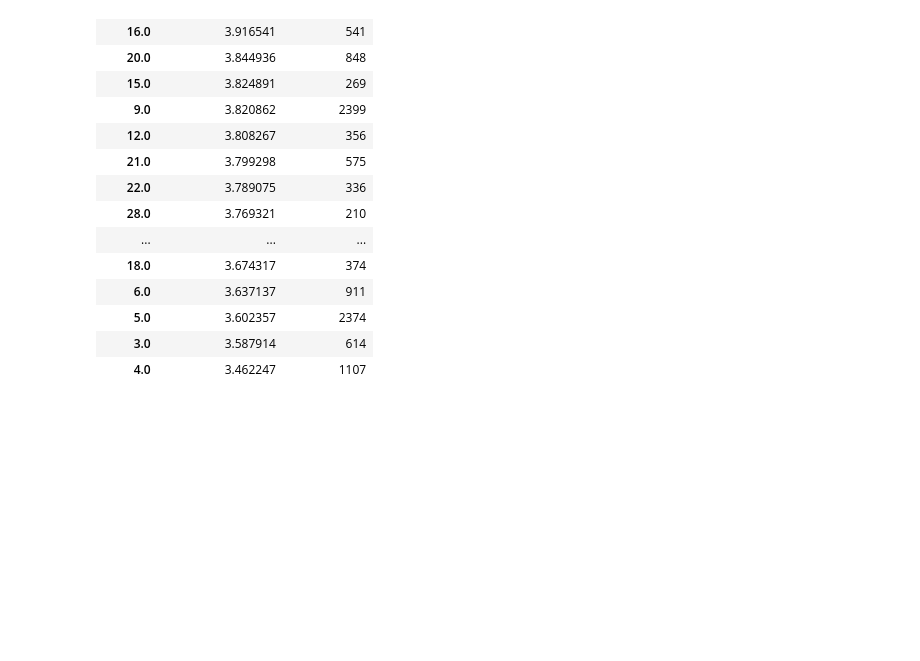
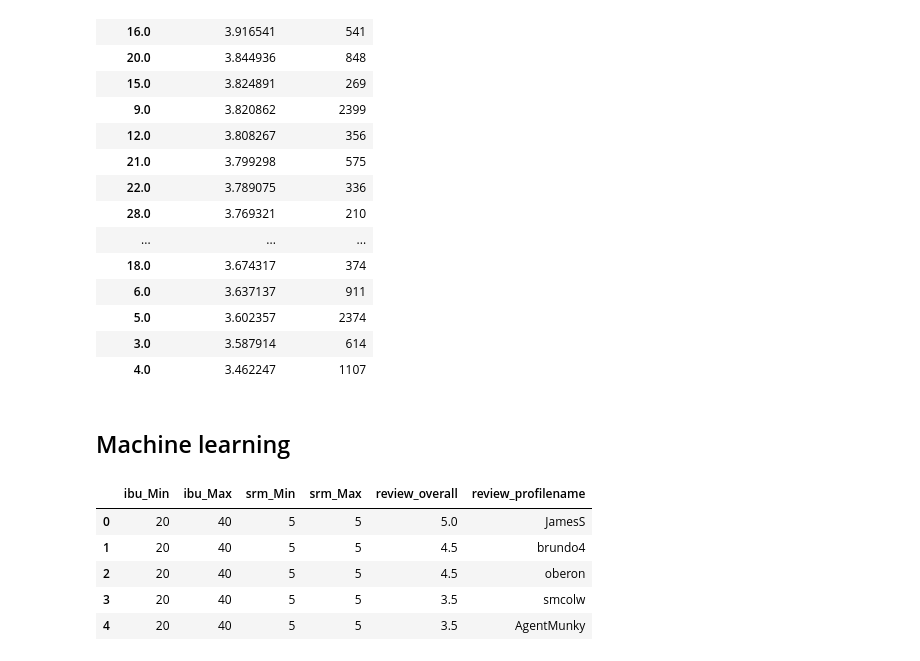
Before and after one commit to jakefeldy1/ETL, a Jupyter notebook: beer_data_anaylis_final.ipynb, the cells around one changed output. Saved outputs shown, nothing was run; the diff lists cells and outputs as text; code cells hidden in the pictures; blank space fills up the shorter version.

```diff
--- a/beer_data_anaylis_final.ipynb
+++ b/beer_data_anaylis_final.ipynb
@@ -402,3 +404,15 @@ srm_vs_app_fin_df
 | 5.0 | 3.602357 | 2374 |
 | 3.0 | 3.587914 | 614 |
 | 4.0 | 3.462247 | 1107 |
+# %% [markdown]
+## Machine learning
+# %%
+data_for_model_v1_df = beer_data_cleaned[["ibu_Min","ibu_Max","srm_Min","srm_Max","review_overall","review_profilename"]]
+data_for_model_v1_df.head()
+# %% [output]
+|  | ibu_Min | ibu_Max | srm_Min | srm_Max | review_overall | review_profilename |
+| 0 | 20 | 40 | 5 | 5 | 5.0 | JamesS |
+| 1 | 20 | 40 | 5 | 5 | 4.5 | brundo4 |
+| 2 | 20 | 40 | 5 | 5 | 4.5 | oberon |
+| 3 | 20 | 40 | 5 | 5 | 3.5 | smcolw |
+| 4 | 20 | 40 | 5 | 5 | 3.5 | AgentMunky |
```
Also changed, not shown: parts of 27 cells of this notebook, 5 other files.
